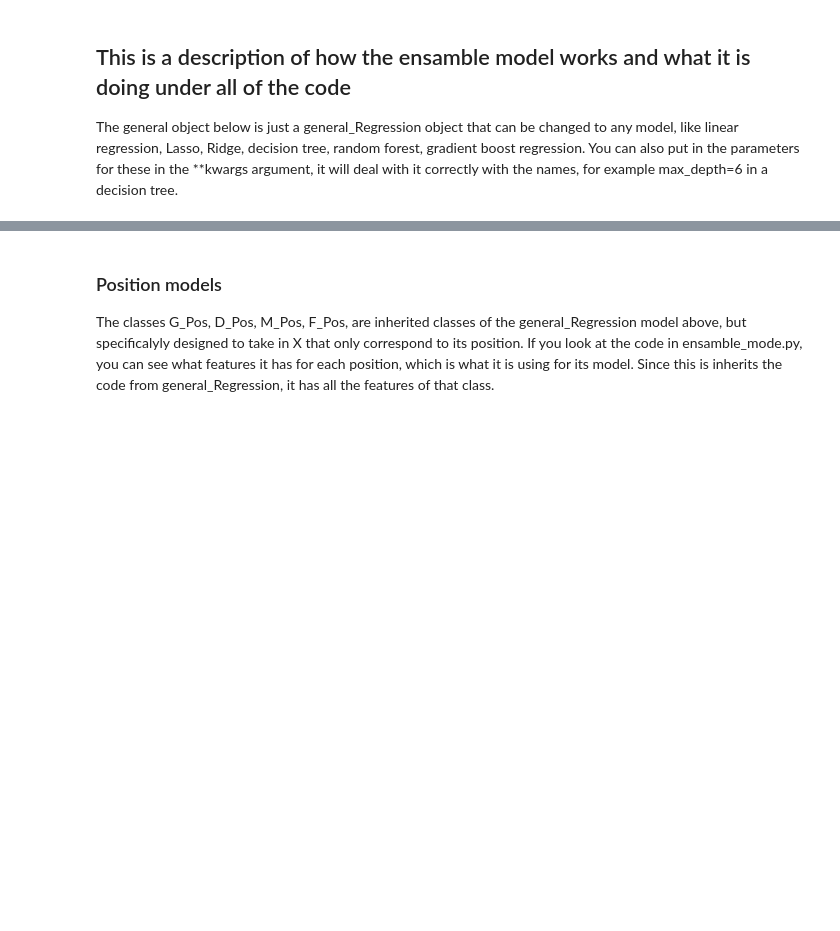
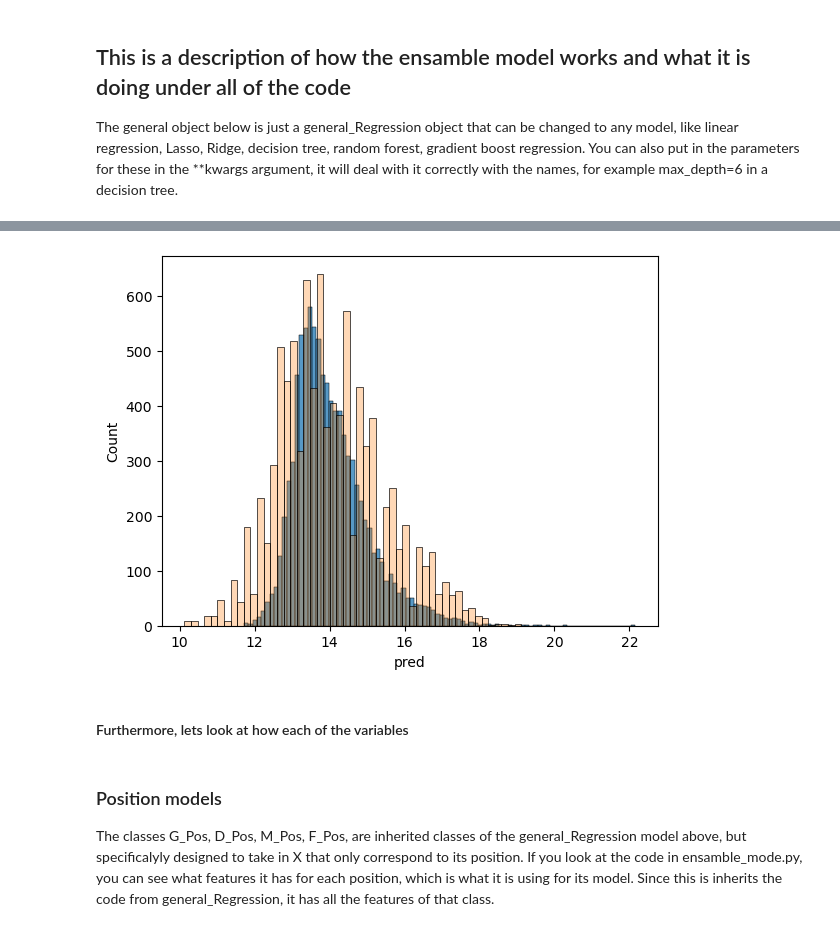
Before and after one commit to shadtome/Score-data, a Jupyter notebook: models/original_dataset/ensamble_model_training.ipynb, the cells around one changed output, grey strips where cells are left out. Drawn from its saved outputs; the diff is of its cells as text; code cells hidden in the pictures; blank space fills up the shorter version.

```diff
--- a/models/original_dataset/ensamble_model_training.ipynb
+++ b/models/original_dataset/ensamble_model_training.ipynb
@@ -39,0 +130,7 @@ MAPE for test: mean: 0.055975024830683597 std: 0.0016292739650968886
+# %%
+# experiment and look at the residuals and predictions:
+gbr_train = train.copy()
+gbr_train['adjusted_market_value'] = general.scale_target(gbr_train['adjusted_market_value'])
+gbr_train['pred'] = general.predict(gbr_train)
+gbr_train['residual'] = general.scale_target(gbr_train[general.target]) - gbr_train['pred']
+gbr_train.head()
@@ -40,3 +145,13 @@ MAPE for test: mean: 0.055975024830683597 std: 0.0016292739650968886
+# %%
+# lets look at the distribution of the target:
+fig,ax = plt.subplots()
+sns.histplot(gbr_train,x='pred')
+sns.histplot(gbr_train,x='adjusted_market_value',alpha=0.3)
+plt.show()
+# %% [output]
+[figure, added]
+# %% [markdown]
+#### Furthermore, lets look at how each of the variables
 # %% [markdown]
 ### Position models
 The classes G_Pos, D_Pos, M_Pos, F_Pos, are inherited classes of the general_Regression model above, but specificalyly designed to take in X that only correspond to its position.   If you look at the code in ensamble_mode.py, you can see what features it has for each position, which is what it is using for its model.  Since this is inherits the code from general_Regression, it has all the features of that class.
```
Also changed, not shown: parts of 32 cells of this notebook, 14 other files.
